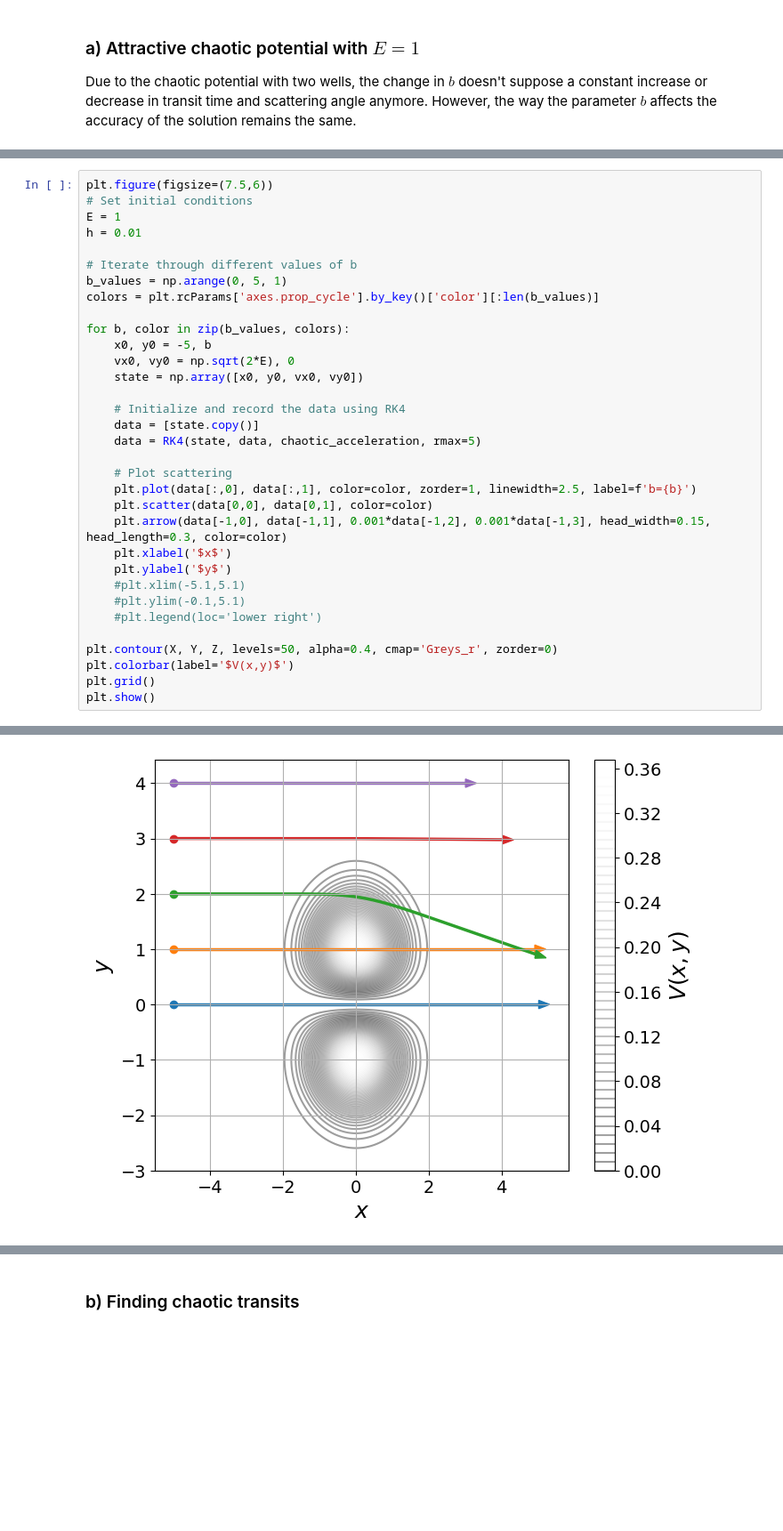
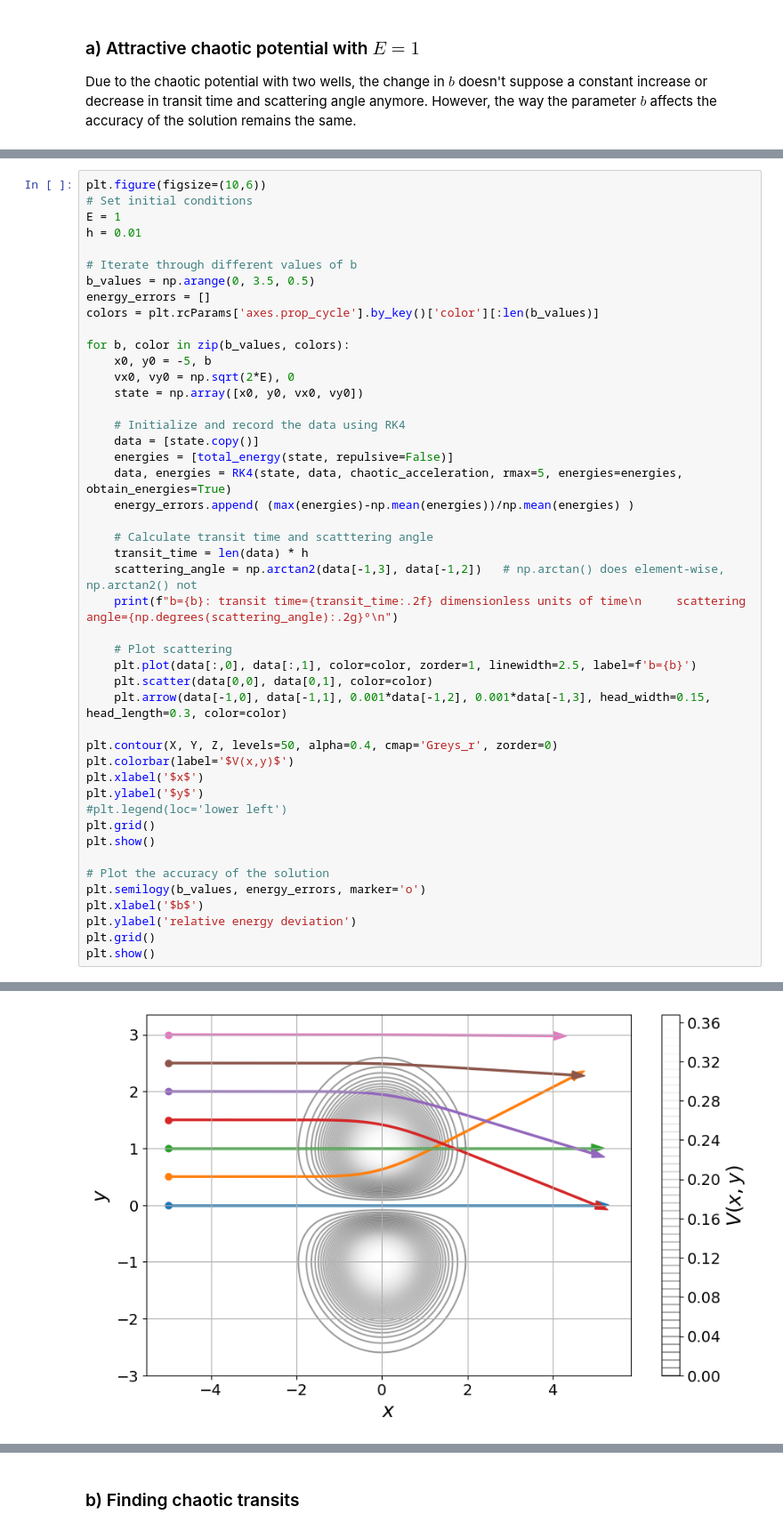
Before and after one commit to javirgv/Computational-Scattering-Experiment, a Jupyter notebook: JaviRoca_ComputationalScattering.ipynb, the cells around one changed output, grey strips where cells are left out. Shown at 89% size. Drawn from its saved outputs; the diff is of its cells as text; blank space fills up the shorter version.

```diff
--- a/JaviRoca_ComputationalScattering.ipynb
+++ b/JaviRoca_ComputationalScattering.ipynb
@@ -459,11 +316,12 @@ b=4: transit time=5.67 dimensionless units of time
 # %%
-plt.figure(figsize=(7.5,6))
+plt.figure(figsize=(10,6))
 # Set initial conditions
 E = 1
 h = 0.01
 
 # Iterate through different values of b
-b_values = np.arange(0, 5, 1)
+b_values = np.arange(0, 3.5, 0.5)
+energy_errors = []
 colors = plt.rcParams['axes.prop_cycle'].by_key()['color'][:len(b_values)]
 
 for b, color in zip(b_values, colors):
@@ -473,20 +331,32 @@ for b, color in zip(b_values, colors):
 
     # Initialize and record the data using RK4
     data = [state.copy()]
-    data = RK4(state, data, chaotic_acceleration, rmax=5)
+    energies = [total_energy(state, repulsive=False)]
+    data, energies = RK4(state, data, chaotic_acceleration, rmax=5, energies=energies, obtain_energies=True)
+    energy_errors.append( (max(energies)-np.mean(energies))/np.mean(energies) )
+
+    # Calculate transit time and scatttering angle
+    transit_time = len(data) * h
+    scattering_angle = np.arctan2(data[-1,3], data[-1,2])   # np.arctan() does element-wise, np.arctan2() not
+    print(f"b={b}: transit time={transit_time:.2f} dimensionless units of time\n     scattering angle={np.degrees(scattering_angle):.2g}º\n")
 
     # Plot scattering
     plt.plot(data[:,0], data[:,1], color=color, zorder=1, linewidth=2.5, label=f'b={b}')
     plt.scatter(data[0,0], data[0,1], color=color)
     plt.arrow(data[-1,0], data[-1,1], 0.001*data[-1,2], 0.001*data[-1,3], head_width=0.15, head_length=0.3, color=color)
-    plt.xlabel('$x$')
-    plt.ylabel('$y$')
-    #plt.xlim(-5.1,5.1)
-    #plt.ylim(-0.1,5.1)
-    #plt.legend(loc='lower right')
 
 plt.contour(X, Y, Z, levels=50, alpha=0.4, cmap='Greys_r', zorder=0)
 plt.colorbar(label='$V(x,y)$')
+plt.xlabel('$x$')
+plt.ylabel('$y$')
+#plt.legend(loc='lower left')
 plt.grid()
 plt.show()
+
+# Plot the accuracy of the solution
+plt.semilogy(b_values, energy_errors, marker='o')
+plt.xlabel('$b$')
+plt.ylabel('relative energy deviation')
+plt.grid()
+plt.show()
 # %% [output]
@@ -493 +383 @@ plt.show()
-[figure, old version]
+[figure, new version]
```
Also changed, not shown: parts of 11 cells of this notebook.
